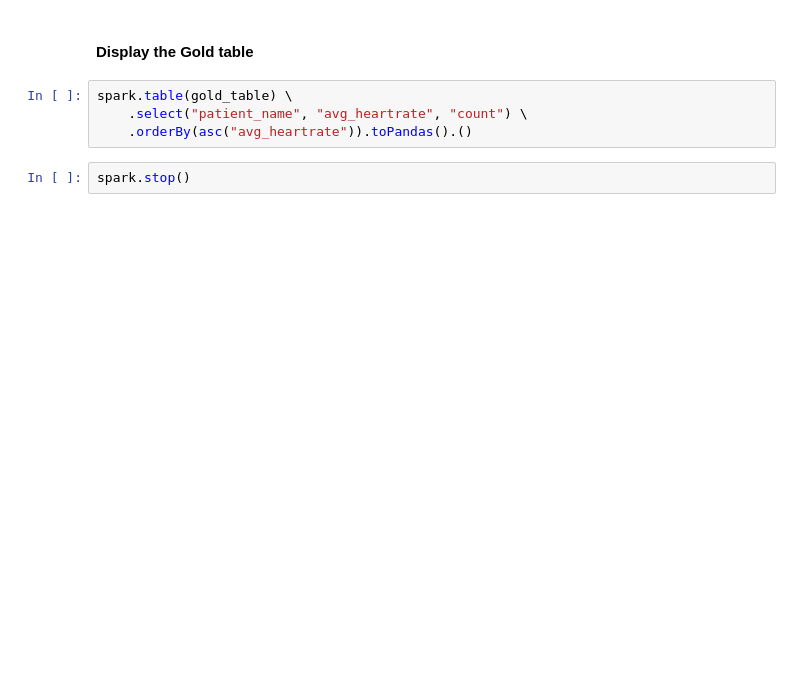
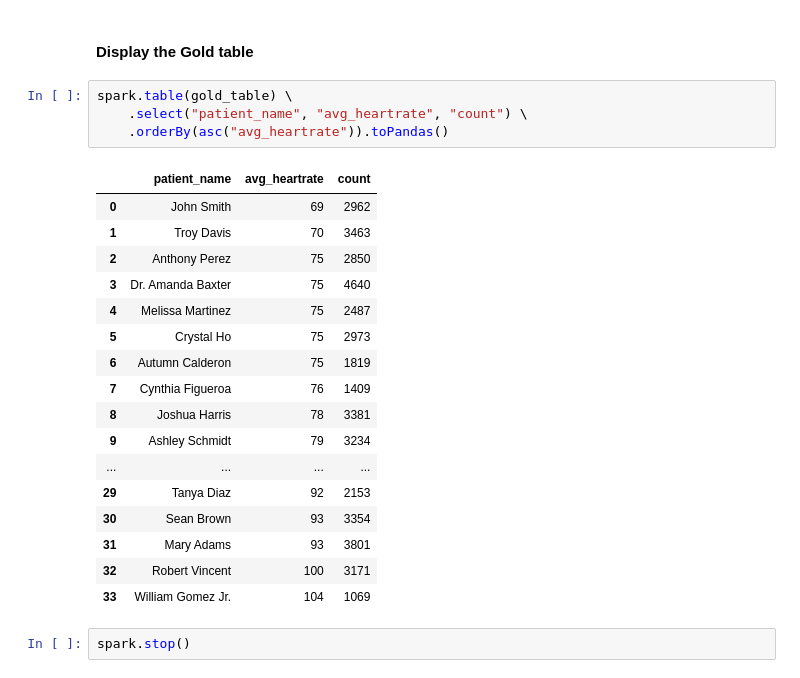
Before and after one commit to JTupitza-UVA/DS-2002, a Jupyter notebook: 04-PySpark/Demo-06-Medallion-Arch-Tables-PySpark-SQL-API.ipynb, the cells around one changed output. Cells and saved outputs as stored; diff of their text form; blank space fills up the shorter version.

```diff
--- a/04-PySpark/Demo-06-Medallion-Arch-Tables-PySpark-SQL-API.ipynb
+++ b/04-PySpark/Demo-06-Medallion-Arch-Tables-PySpark-SQL-API.ipynb
@@ -208,6 +354,24 @@ spark.table(gold_table).show(5)
 # %%
 spark.table(gold_table) \
     .select("patient_name", "avg_heartrate", "count") \
-    .orderBy(asc("avg_heartrate")).toPandas().()
+    .orderBy(asc("avg_heartrate")).toPandas()
+# %% [output]
+|  | patient_name | avg_heartrate | count |
+| 0 | John Smith | 69 | 2962 |
+| 1 | Troy Davis | 70 | 3463 |
+| 2 | Anthony Perez | 75 | 2850 |
+| 3 | Dr. Amanda Baxter | 75 | 4640 |
+| 4 | Melissa Martinez | 75 | 2487 |
+| 5 | Crystal Ho | 75 | 2973 |
+| 6 | Autumn Calderon | 75 | 1819 |
+| 7 | Cynthia Figueroa | 76 | 1409 |
+| 8 | Joshua Harris | 78 | 3381 |
+| 9 | Ashley Schmidt | 79 | 3234 |
+| ... | ... | ... | ... |
+| 29 | Tanya Diaz | 92 | 2153 |
+| 30 | Sean Brown | 93 | 3354 |
+| 31 | Mary Adams | 93 | 3801 |
+| 32 | Robert Vincent | 100 | 3171 |
+| 33 | William Gomez Jr. | 104 | 1069 |
 # %%
 spark.stop()
```
Also changed, not shown: parts of 19 cells of this notebook, 1 other file.
